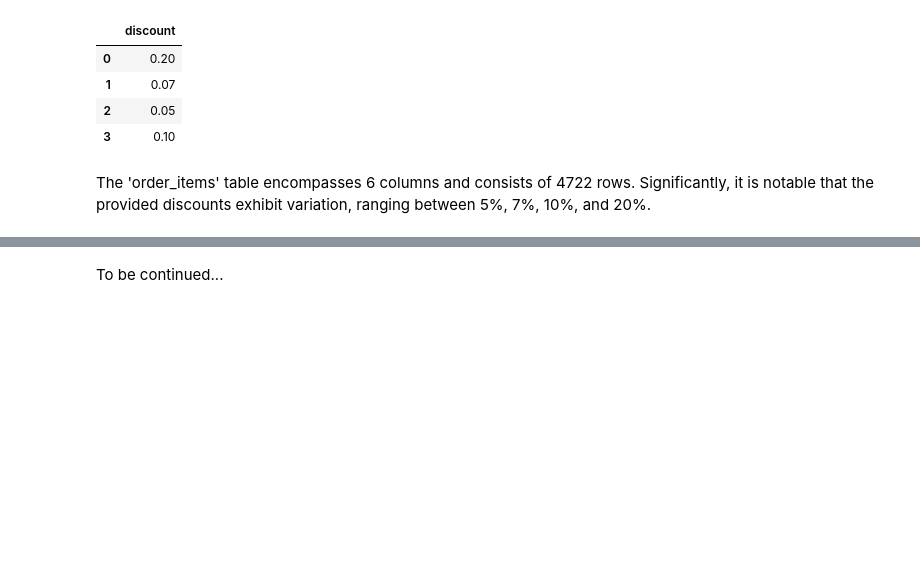
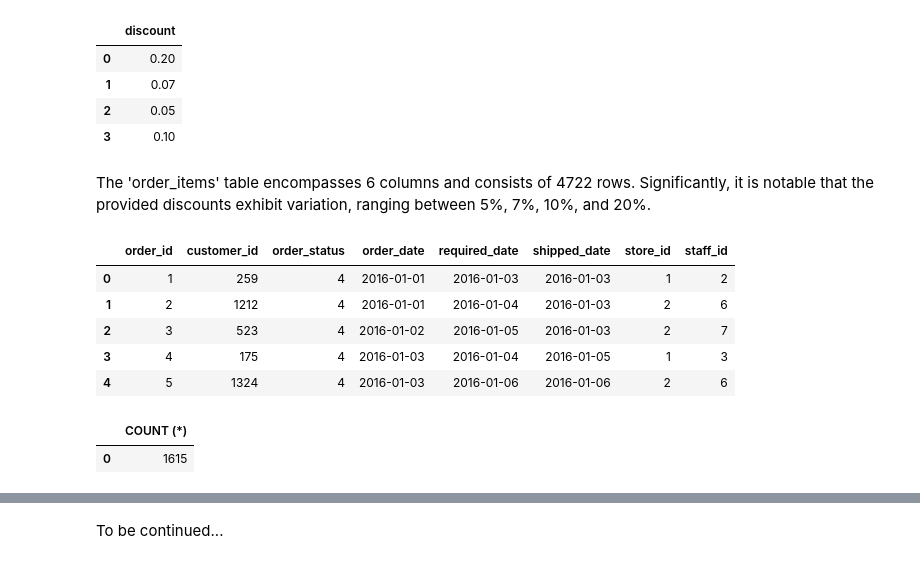
Before and after one commit to DiogocViana/Retail-Bike-Store-SQL-Notebook, a Jupyter notebook: Retail Bike Store.ipynb, the cells around one changed output, grey strips where cells are left out. Cells and saved outputs as stored; diff of their text form; code cells hidden in the pictures; blank space fills up the shorter version.

```diff
--- a/Retail Bike Store.ipynb
+++ b/Retail Bike Store.ipynb
@@ -219,3 +219,25 @@ df
 | 3 | 0.10 |
 # %% [markdown]
 The 'order_items' table encompasses 6 columns and consists of 4722 rows. Significantly, it is notable that the provided discounts exhibit variation, ranging between 5%, 7%, 10%, and 20%.
+# %%
+#Orders Table
+query = 'SELECT * FROM  orders LIMIT 5'
+
+df = pd.read_sql_query(query, connection)
+df
+# %% [output]
+|  | order_id | customer_id | order_status | order_date | required_date | shipped_date | store_id | staff_id |
+| 0 | 1 | 259 | 4 | 2016-01-01 | 2016-01-03 | 2016-01-03 | 1 | 2 |
+| 1 | 2 | 1212 | 4 | 2016-01-01 | 2016-01-04 | 2016-01-03 | 2 | 6 |
+| 2 | 3 | 523 | 4 | 2016-01-02 | 2016-01-05 | 2016-01-03 | 2 | 7 |
+| 3 | 4 | 175 | 4 | 2016-01-03 | 2016-01-04 | 2016-01-05 | 1 | 3 |
+| 4 | 5 | 1324 | 4 | 2016-01-03 | 2016-01-06 | 2016-01-06 | 2 | 6 |
+# %%
+#Orders Table
+query = 'SELECT COUNT (*) FROM  orders'
+
+df = pd.read_sql_query(query, connection)
+df
+# %% [output]
+|  | COUNT (*) |
+| 0 | 1615 |
```
Also changed, not shown: parts of 16 cells of this notebook.
